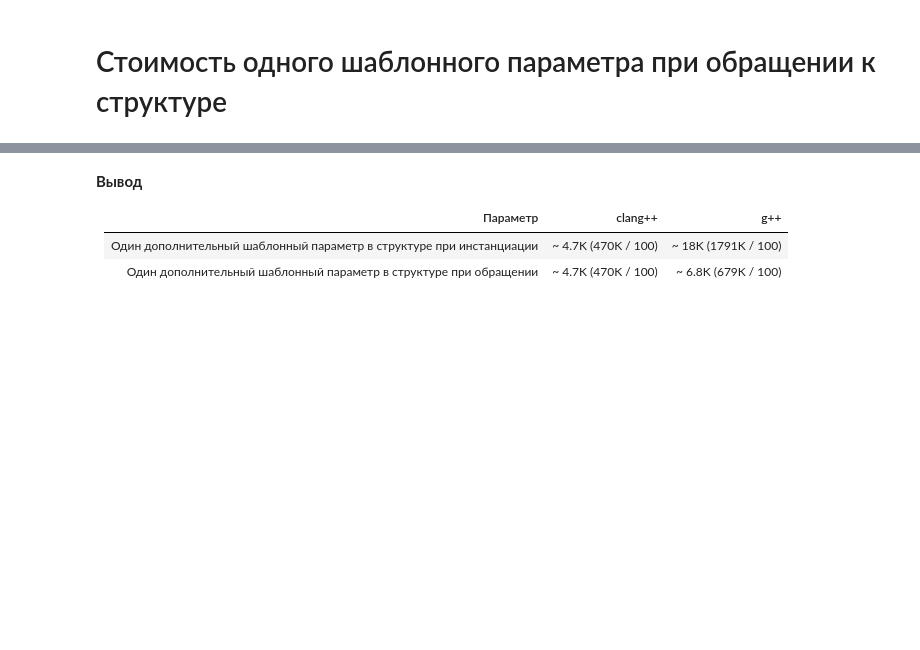
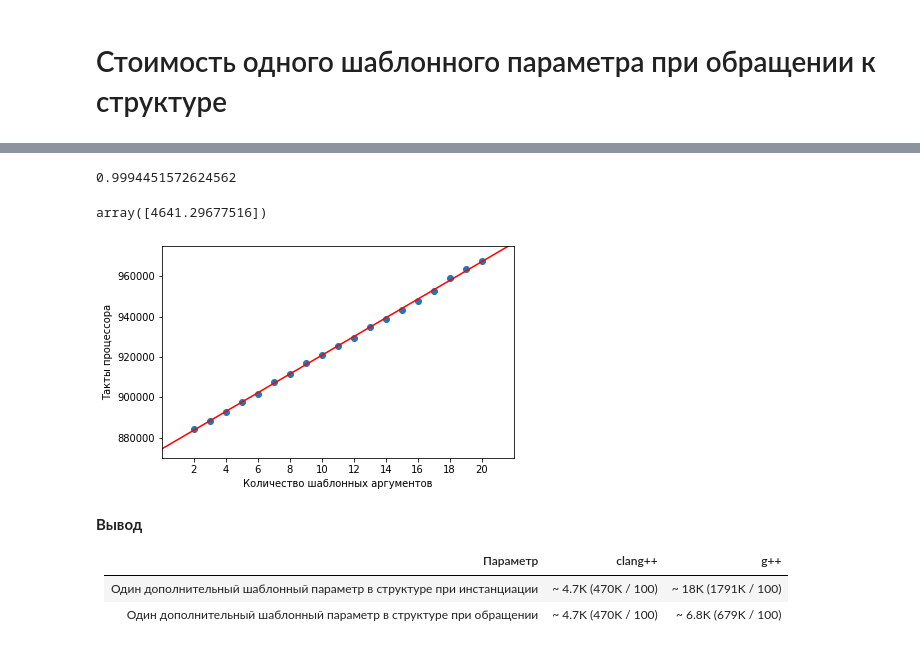
Before and after one commit to yuri-pechatnov/cpp_functools, a Jupyter notebook: research/gen_samples.ipynb, the cells around one changed output, grey strips where cells are left out. Drawn from its saved outputs; the diff is of its cells as text; code cells hidden in the pictures; blank space fills up the shorter version.

```diff
--- a/research/gen_samples.ipynb
+++ b/research/gen_samples.ipynb
@@ -242,3 +242,33 @@ array([472306.72636196])
+# %%
+# just picture
+df_1 = pd.DataFrame(df[df.var_1_count == 0])
+X = np.array(df_1[["args_count"]])
+y = np.array(df_1["value"]) / 100
+plt.scatter(X[:,0], y)
+
+reg = LinearRegression()
+regres = reg.fit(X, y)
+display(regres.score(X, y))
+display(regres.coef_)
+x_line = np.array([-100, 100])
+y_line = reg.predict(x_line.reshape(-1, 1))
+plt.plot(x_line, y_line, c='r')
+plt.xlim(0, 22)
+plt.ylim(0.87e6, 0.975e6)
+plt.xticks(range(2, 22, 2))
+plt.xlabel("Количество шаблонных аргументов")
+plt.ylabel("Такты процессора")
+
+
+plt.tight_layout()
+plt.subplots_adjust(top=0.88)
+plt.savefig("regression.png")
+
+plt.show()
+# %% [output]
+0.9994451572624562
+array([4641.29677516])
+[figure, added]
 # %% [markdown]
 **Вывод**
 
```
Also changed, not shown: parts of 5 cells of this notebook, 1 other file.
